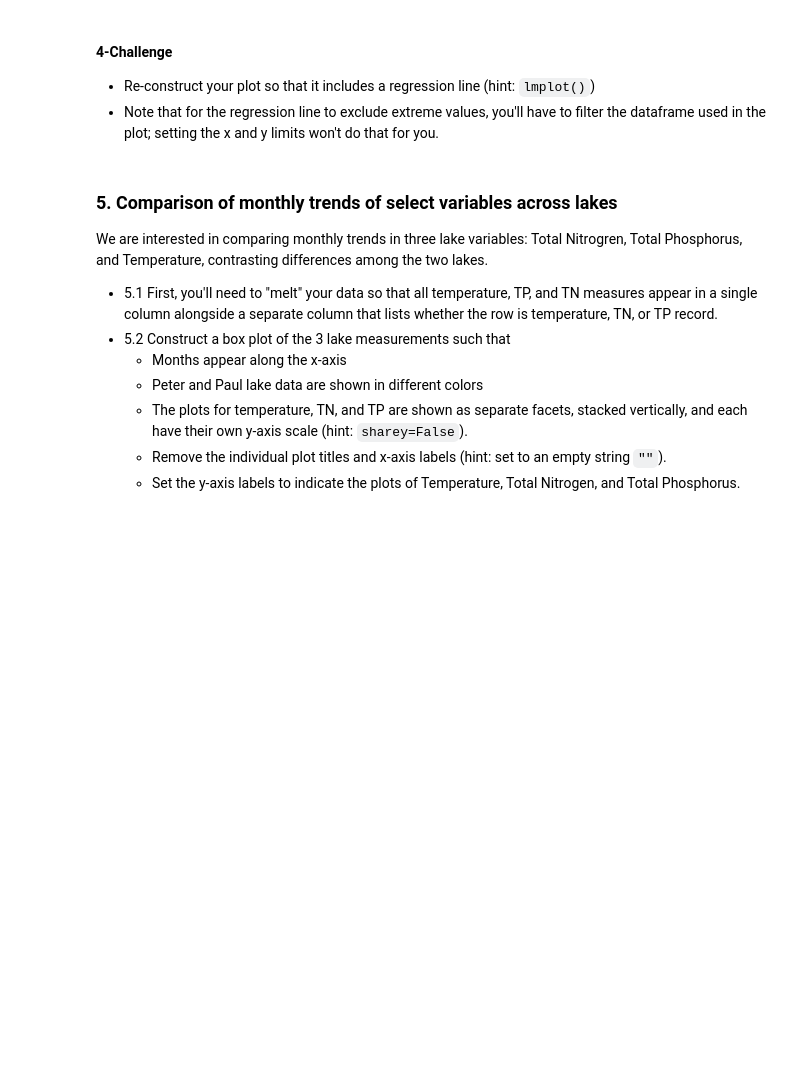
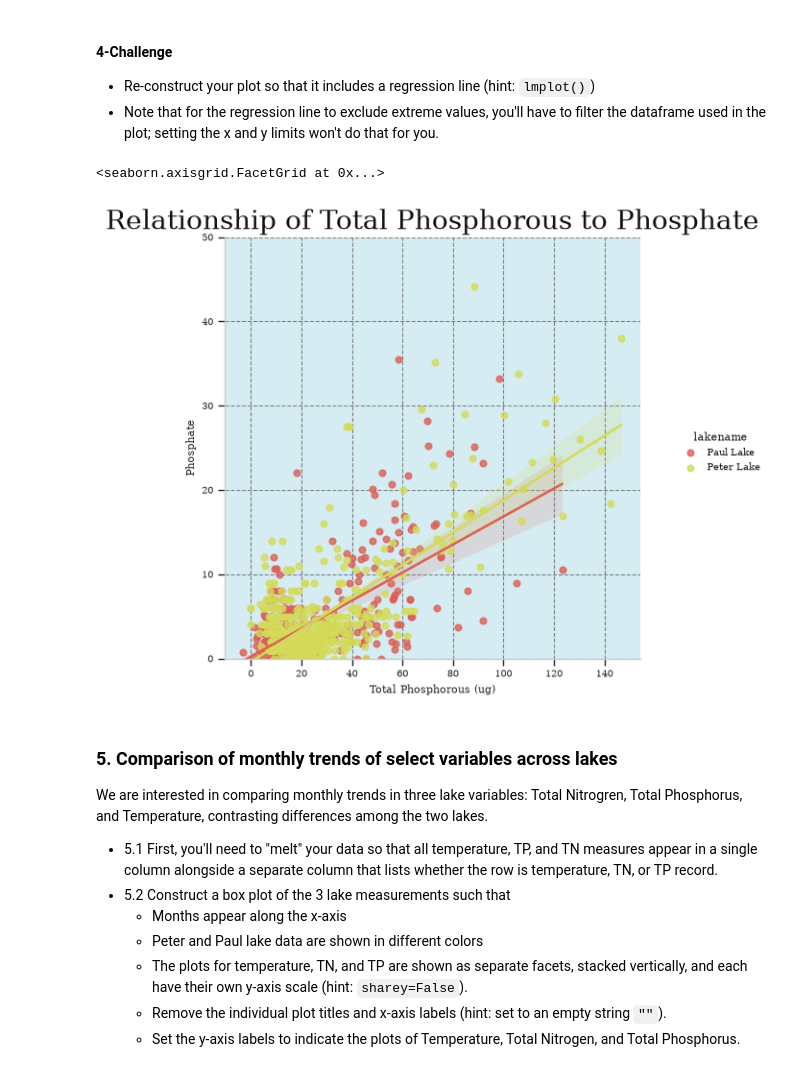
Before and after one commit to Sophiacyt/ENV700, a Jupyter notebook: Assignments/st570_A5-DataVisualization.ipynb, the cells around one changed output. Saved outputs shown, nothing was run; the diff lists cells and outputs as text; code cells hidden in the pictures; blank space fills up the shorter version.

```diff
--- a/Assignments/st570_A5-DataVisualization.ipynb
+++ b/Assignments/st570_A5-DataVisualization.ipynb
@@ -141,6 +145,21 @@ g.set(ylim=(0,50))
 * Note that for the regression line to exclude extreme values, you'll have to filter the dataframe used in the plot; setting the x and y limits won't do that for you.
 # %%
 # 4-challenge
+g2 = sns.lmplot(
+    data = NTL[NTL['po4']<=50],
+    y = 'po4',
+    x = 'tp_ug',
+    hue='lakename',
+)
+
+g2.set(title='Relationship of Total Phosphorous to Phosphate',
+      xlabel='Total Phosphorous (ug)',
+      ylabel='Phosphate',
+      ylim=(0,50)
+      )
+# %% [output]
+<seaborn.axisgrid.FacetGrid at 0x...>
+[figure, added]
 # %% [markdown]
 ### 5. Comparison of monthly trends of select variables across lakes
 We are interested in comparing monthly trends in three lake variables: Total Nitrogren, Total Phosphorus, and Temperature, contrasting differences among the two lakes.
```
Also changed, not shown: parts of 1 cell of this notebook.
